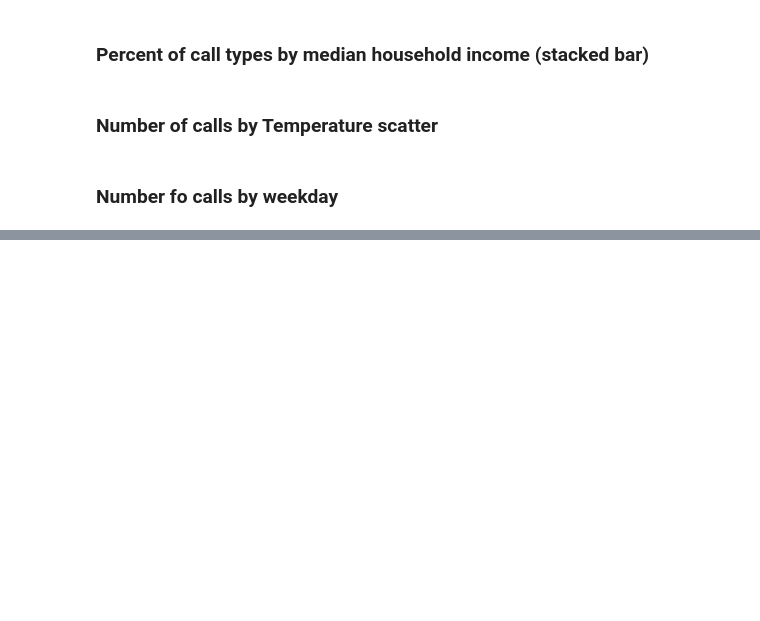
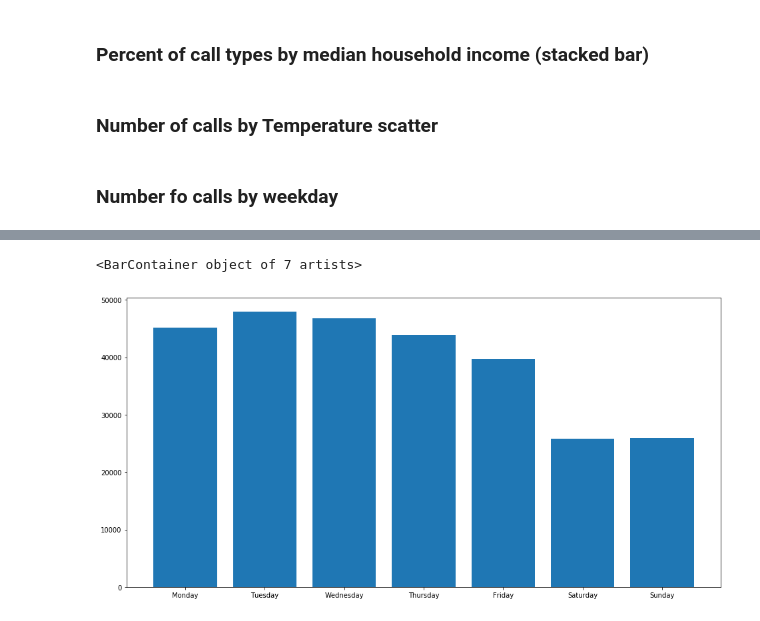
Before and after one commit to farhadOmidvar/311-San-Diego, a Jupyter notebook: notebooks/charts_all.ipynb, the cells around one changed output, grey strips where cells are left out. Saved outputs shown, nothing was run; the diff lists cells and outputs as text; code cells hidden in the pictures; blank space fills up the shorter version.

Commit message:
ordered weekdays

```diff
--- a/notebooks/charts_all.ipynb
+++ b/notebooks/charts_all.ipynb
@@ -80,3 +107,9 @@ plt.xticks(rotation='90')
 ### Number of calls by Temperature scatter
 # %% [markdown]
 ### Number fo calls by weekday
+# %%
+days = ['Monday', 'Tuesday', 'Wednesday', 'Thursday', 'Friday', 'Saturday', 'Sunday', ]
+weekdays = df.groupby('weekday', as_index=False)['service_request_id'].count()
+weekdays['day_order'] = weekdays['weekday'].map(lambda x: days.index(x))
+weekdays.sort_values('day_order', inplace=True)
+weekdays
@@ -82,0 +125,6 @@ plt.xticks(rotation='90')
+# %%
+plt.figure(figsize=[16, 8])
+plt.bar(weekdays['weekday'], weekdays['service_request_id'])
+# %% [output]
+<BarContainer object of 7 artists>
+[figure, added]
```
Also changed, not shown: parts of 8 cells of this notebook.
